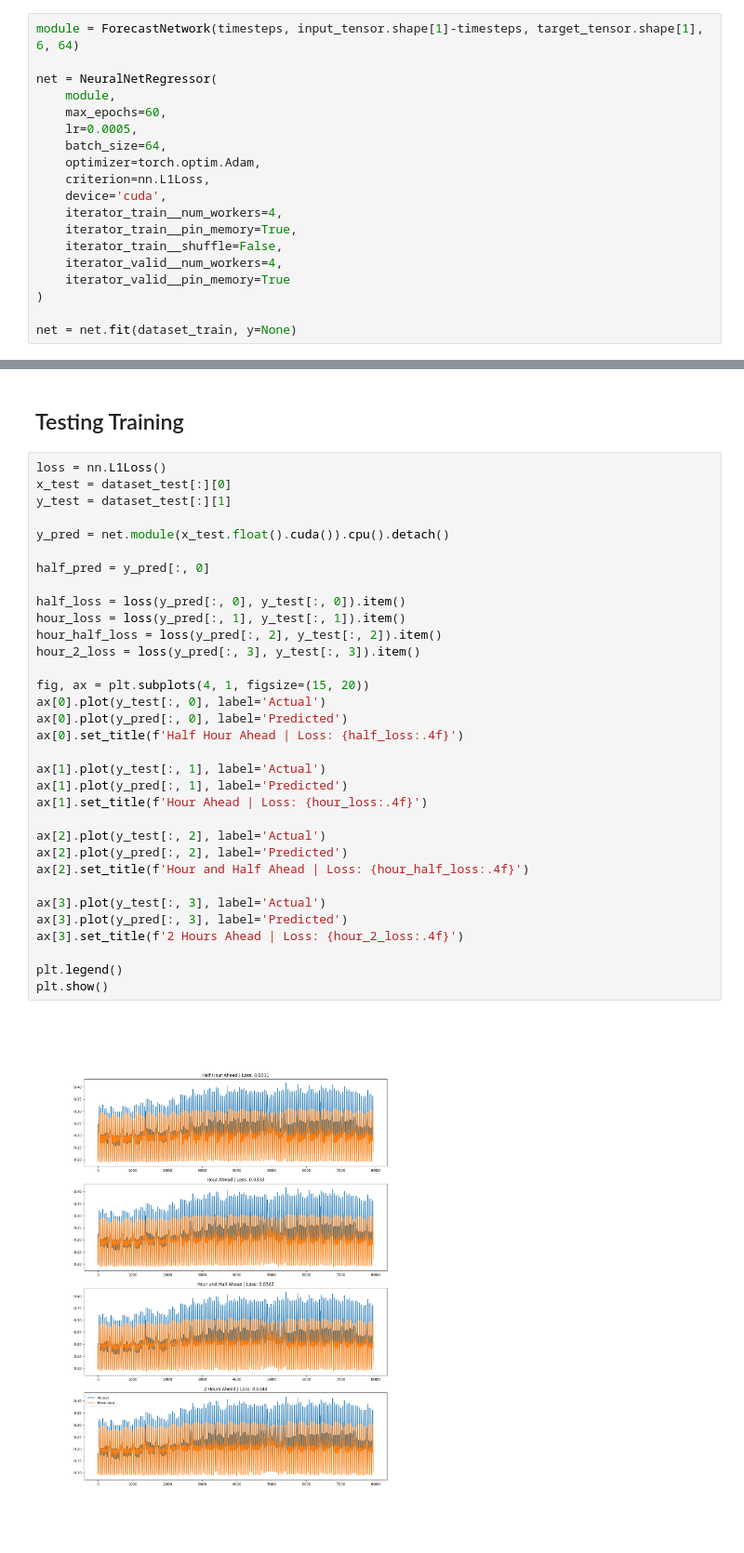
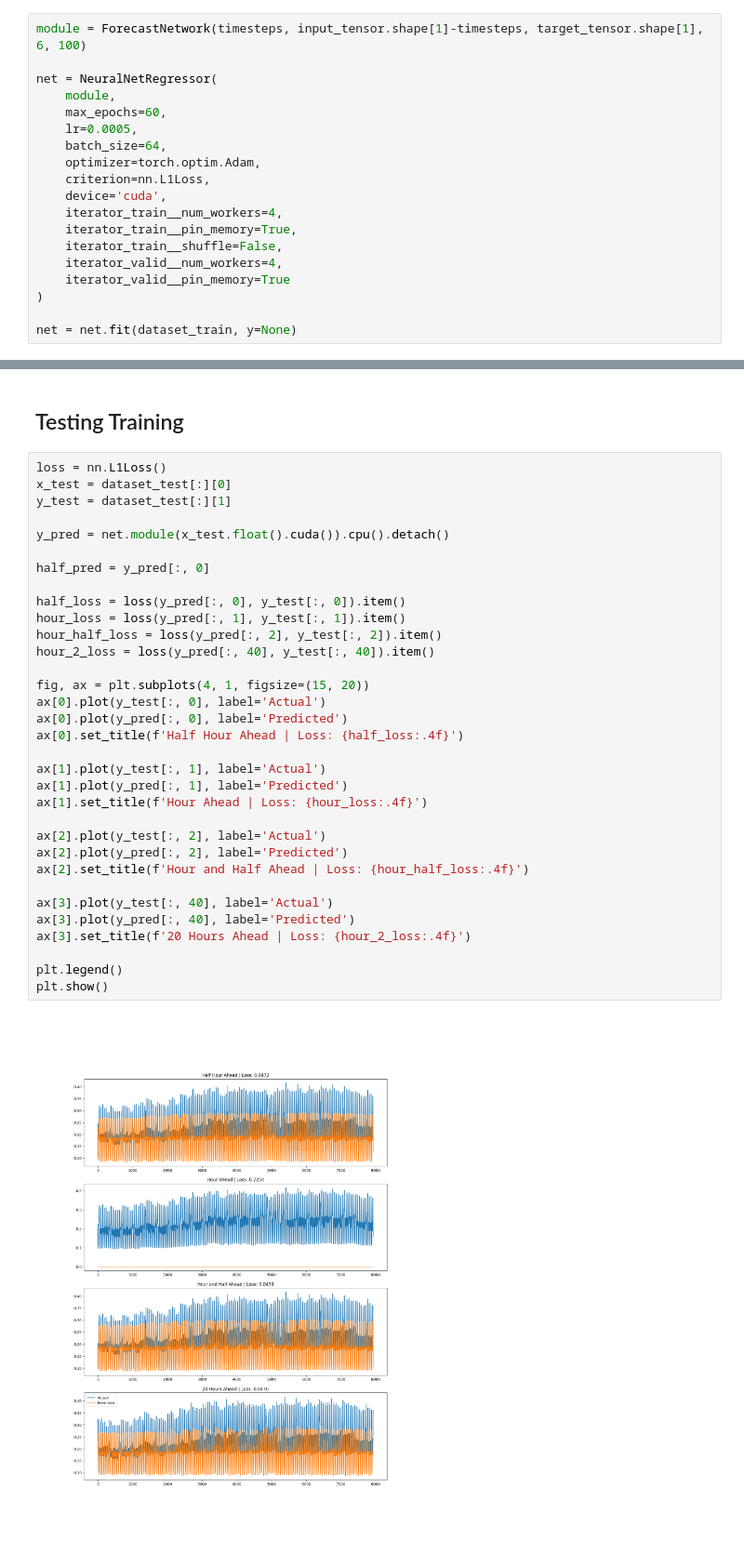
Before and after one commit to timdodge54/Power_Forecasting_With_DNN, a Jupyter notebook: src/Cody_Notebook.ipynb, the cells around one changed output, grey strips where cells are left out. Shown at 93% size. Saved outputs shown, nothing was run; the diff lists cells and outputs as text.

```diff
--- a/src/Cody_Notebook.ipynb
+++ b/src/Cody_Notebook.ipynb
@@ -171,7 +171,7 @@ dataset_test = data_utils.TensorDataset(input_tensor[int(len(input_tensor) * 0.8
 # %% [markdown]
 ## Skorch Training
 # %%
-module = ForecastNetwork(timesteps, input_tensor.shape[1]-timesteps, target_tensor.shape[1], 6, 64)
+module = ForecastNetwork(timesteps, input_tensor.shape[1]-timesteps, target_tensor.shape[1], 6, 100)
 
 net = NeuralNetRegressor(
     module,
@@ -212,35 +212,35 @@ net = net.fit(dataset_train, y=None)
 # %%
 loss = nn.L1Loss()
 x_test = dataset_test[:][0]
 y_test = dataset_test[:][1]
 
 y_pred = net.module(x_test.float().cuda()).cpu().detach()
 
 half_pred = y_pred[:, 0]
 
 half_loss = loss(y_pred[:, 0], y_test[:, 0]).item()
 hour_loss = loss(y_pred[:, 1], y_test[:, 1]).item()
 hour_half_loss = loss(y_pred[:, 2], y_test[:, 2]).item()
-hour_2_loss = loss(y_pred[:, 3], y_test[:, 3]).item()
+hour_2_loss = loss(y_pred[:, 40], y_test[:, 40]).item()
 
 fig, ax = plt.subplots(4, 1, figsize=(15, 20))
 ax[0].plot(y_test[:, 0], label='Actual')
 ax[0].plot(y_pred[:, 0], label='Predicted')
 ax[0].set_title(f'Half Hour Ahead | Loss: {half_loss:.4f}')
 
 ax[1].plot(y_test[:, 1], label='Actual')
 ax[1].plot(y_pred[:, 1], label='Predicted')
 ax[1].set_title(f'Hour Ahead | Loss: {hour_loss:.4f}')
 
 ax[2].plot(y_test[:, 2], label='Actual')
 ax[2].plot(y_pred[:, 2], label='Predicted')
 ax[2].set_title(f'Hour and Half Ahead | Loss: {hour_half_loss:.4f}')
 
-ax[3].plot(y_test[:, 3], label='Actual')
-ax[3].plot(y_pred[:, 3], label='Predicted')
-ax[3].set_title(f'2 Hours Ahead | Loss: {hour_2_loss:.4f}')
+ax[3].plot(y_test[:, 40], label='Actual')
+ax[3].plot(y_pred[:, 40], label='Predicted')
+ax[3].set_title(f'20 Hours Ahead | Loss: {hour_2_loss:.4f}')
 
 plt.legend()
 plt.show()
 # %% [output]
-[figure, old version]
+[figure, new version]
```
Also changed, not shown: parts of 1 cell of this notebook.
